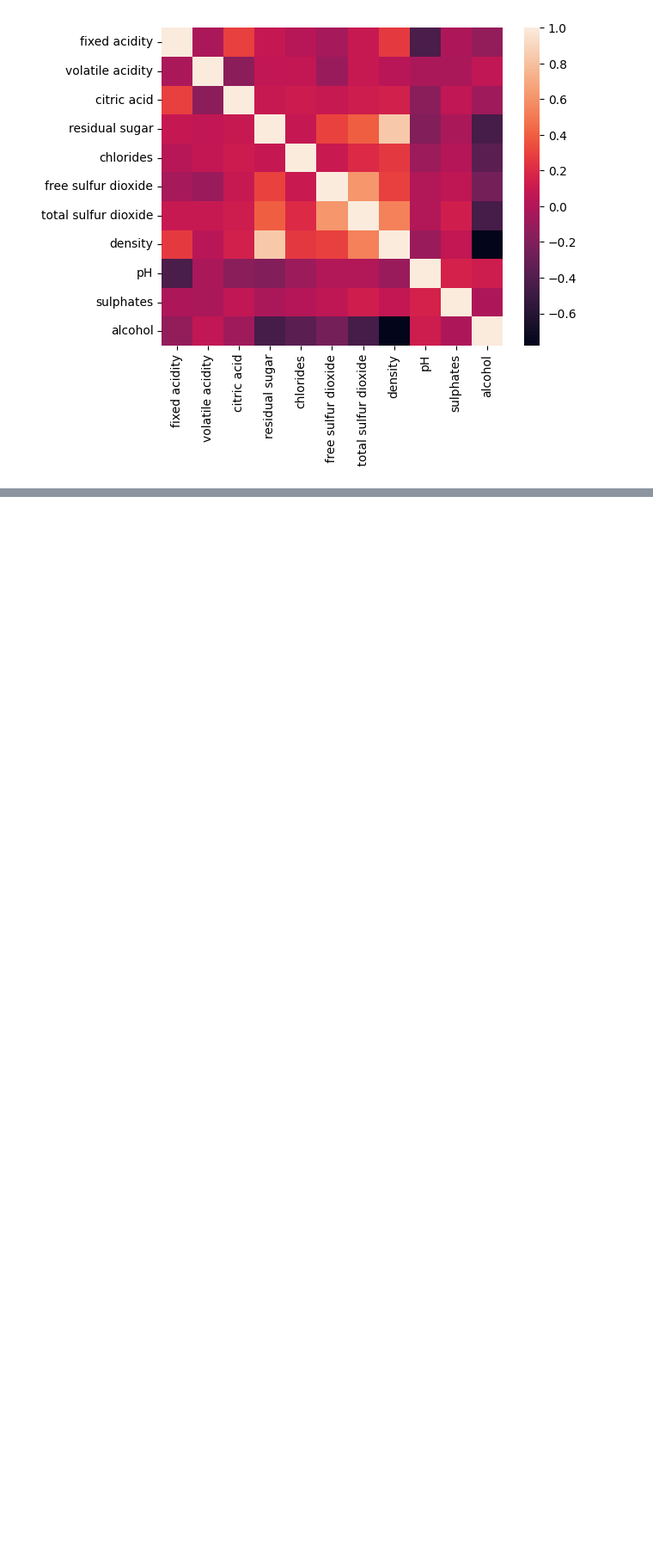
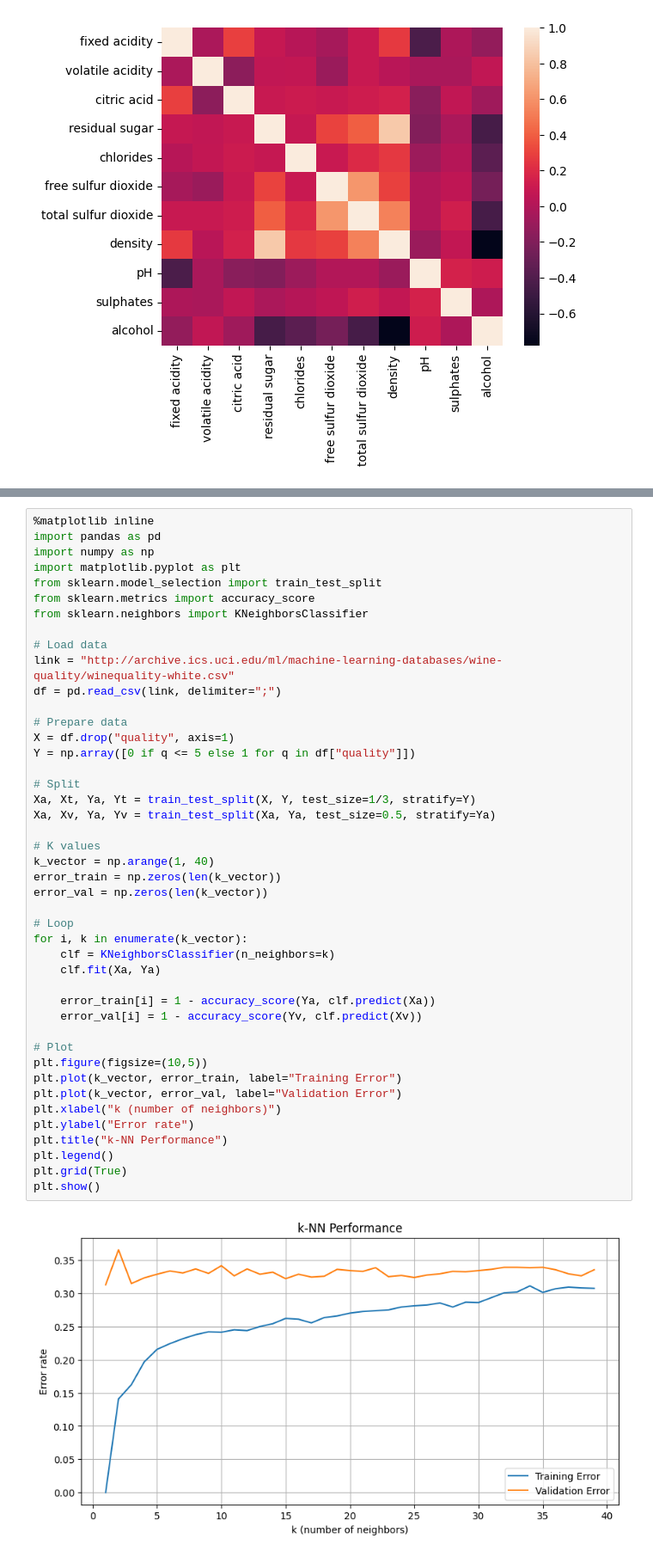
Before and after one commit to kerdoudyasmineencg-arch/DS-1, a Jupyter notebook: TP_ML_KERDOUD_Yasmine.ipynb, the cells around one changed output, grey strips where cells are left out. Shown at 86% size. Saved outputs shown, nothing was run; the diff lists cells and outputs as text; blank space fills up the shorter version.

```diff
--- a/TP_ML_KERDOUD_Yasmine.ipynb
+++ b/TP_ML_KERDOUD_Yasmine.ipynb
@@ -120,0 +134,46 @@ sns.heatmap(corr)
+# %%
+%matplotlib inline
+import pandas as pd
+import numpy as np
+import matplotlib.pyplot as plt
+from sklearn.model_selection import train_test_split
+from sklearn.metrics import accuracy_score
+from sklearn.neighbors import KNeighborsClassifier
+
+# Load data
+link = "http://archive.ics.uci.edu/ml/machine-learning-databases/wine-quality/winequality-white.csv"
+df = pd.read_csv(link, delimiter=";")
+
+# Prepare data
+X = df.drop("quality", axis=1)
+Y = np.array([0 if q <= 5 else 1 for q in df["quality"]])
+
+# Split
+Xa, Xt, Ya, Yt = train_test_split(X, Y, test_size=1/3, stratify=Y)
+Xa, Xv, Ya, Yv = train_test_split(Xa, Ya, test_size=0.5, stratify=Ya)
+
+# K values
+k_vector = np.arange(1, 40)
+error_train = np.zeros(len(k_vector))
+error_val = np.zeros(len(k_vector))
+
+# Loop
+for i, k in enumerate(k_vector):
+    clf = KNeighborsClassifier(n_neighbors=k)
+    clf.fit(Xa, Ya)
+
+    error_train[i] = 1 - accuracy_score(Ya, clf.predict(Xa))
+    error_val[i] = 1 - accuracy_score(Yv, clf.predict(Xv))
+
+# Plot
+plt.figure(figsize=(10,5))
+plt.plot(k_vector, error_train, label="Training Error")
+plt.plot(k_vector, error_val, label="Validation Error")
+plt.xlabel("k (number of neighbors)")
+plt.ylabel("Error rate")
+plt.title("k-NN Performance")
+plt.legend()
+plt.grid(True)
+plt.show()
+# %% [output]
+[figure, added]
```
Also changed, not shown: parts of 3 cells of this notebook.
